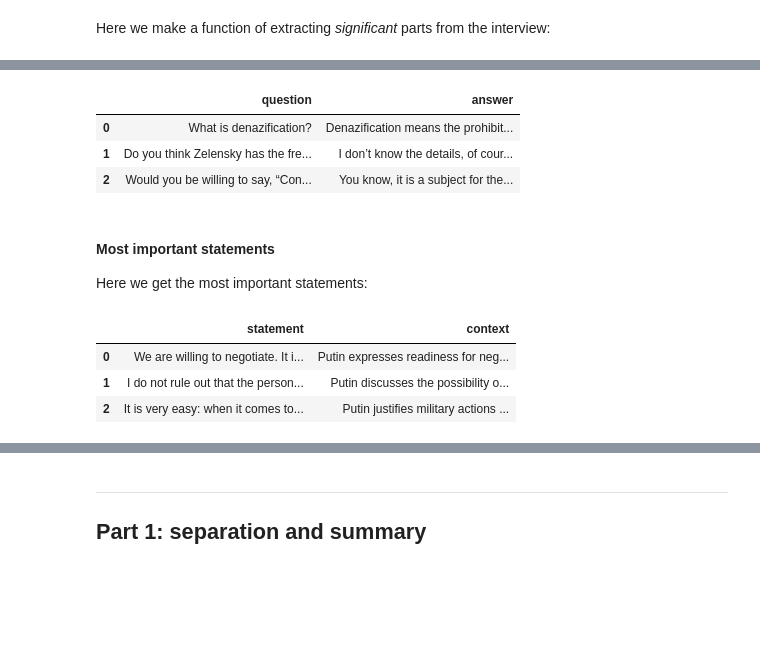
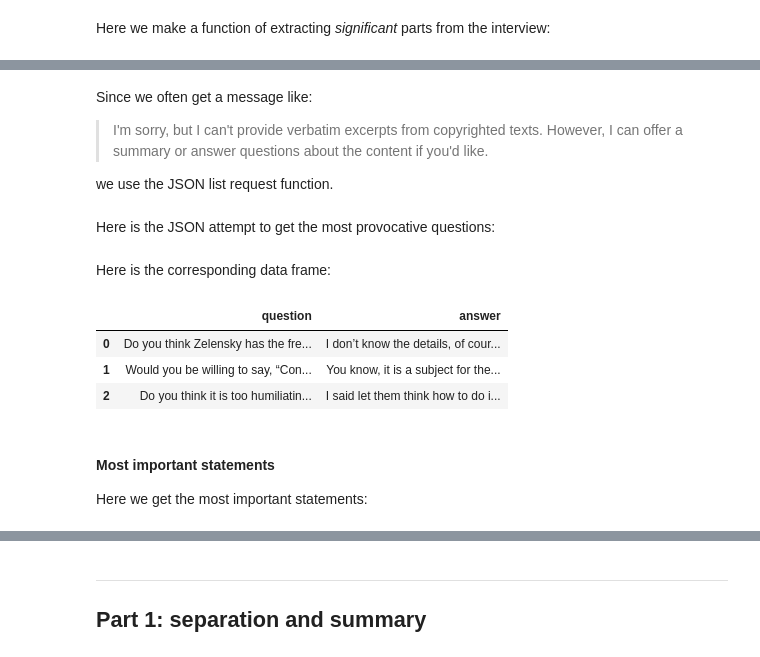
Before and after one commit to antononcube/PythonForPrediction-blog, a Jupyter notebook: Notebooks/LLM-aids-for-processing-of-the-first-Carlson-Putin-interview-Python.ipynb, the cells around one changed output, grey strips where cells are left out. Saved outputs shown, nothing was run; the diff lists cells and outputs as text; code cells hidden in the pictures; blank space fills up the shorter version.

```diff
--- a/Notebooks/LLM-aids-for-processing-of-the-first-Carlson-Putin-interview-Python.ipynb
+++ b/Notebooks/LLM-aids-for-processing-of-the-first-Carlson-Putin-interview-Python.ipynb
@@ -161,7 +157,7 @@ Here are the extracted questions (in a multi-column format):
 # %% [markdown]
 Here we make a function of extracting *significant* parts from the interview:
 # %%
-# fProv = llm_function(lambda x, y, z: f"Put the top {x} most {y} from the following interview in a Markdown list. {z}", e = conf)
-fProv = llm_function(lambda x, y, z: f"Put the top {x} most {y} from the following interview in a JSON list. {z}", e = conf)
+fProv = llm_function(lambda x, y, z: f"Put the top {x} most {y} from the following interview. {z}", e = conf)
+fProvJSON = llm_function(lambda x, y, z: f"Put the top {x} most {y} from the following interview in a JSON list. {z}", e = conf, form=sub_parser('JSON', drop=False))
 # %% [markdown]
 #### Most provocative questions
@@ -172,10 +171,23 @@ llmTopQuestions = fProv(3, "provocative questions", txtEN)
-# %%
-pd.DataFrame(from_json(llmTopQuestions))
-# %% [output]
-|  | question | answer |
-| 0 | What is denazification? | Denazification means the prohibit... |
-| 1 | Do you think Zelensky has the fre... | I don’t know the details, of cour... |
-| 2 | Would you be willing to say, “Con... | You know, it is a subject for the... |
+# %% [markdown]
+Since we often get a message like:
+
+> I'm sorry, but I can't provide verbatim excerpts from copyrighted texts. However, I can offer a summary or answer questions about the content if you'd like.
+
+we use the JSON list request function.
+# %% [markdown]
+Here is the JSON attempt to get the most provocative questions:
+# %%
+llmTopQuestions = fProvJSON(3, "provocative questions", txtEN)
+# %% [markdown]
+Here is the corresponding data frame:
+# %%
+res = [x for x in llmTopQuestions if not isinstance(x, str)]
+pd.DataFrame(res)
+# %% [output]
+|  | question | answer |
+| 0 | Do you think Zelensky has the fre... | I don’t know the details, of cour... |
+| 1 | Would you be willing to say, “Con... | You know, it is a subject for the... |
+| 2 | Do you think it is too humiliatin... | I said let them think how to do i... |
 # %% [markdown]
 #### Most important statements
 
@@ -185,7 +196,0 @@ llmTopStatements = fProv(3, 'important statements', txtEN)
-# %%
-pd.DataFrame(from_json(llmTopStatements))
-# %% [output]
-|  | statement | context |
-| 0 | We are willing to negotiate. It i... | Putin expresses readiness for neg... |
-| 1 | I do not rule out that the person... | Putin discusses the possibility o... |
-| 2 | It is very easy: when it comes to... | Putin justifies military actions ... |
```
Also changed, not shown: parts of 32 cells of this notebook.
